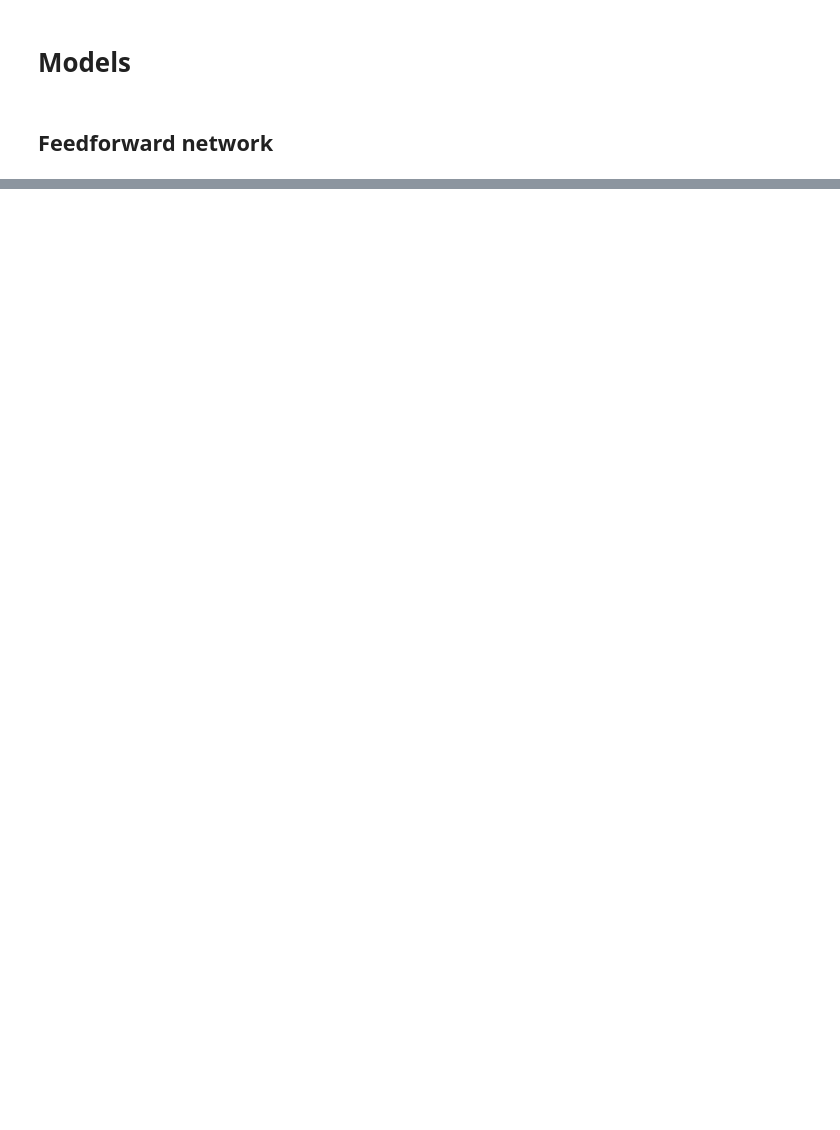
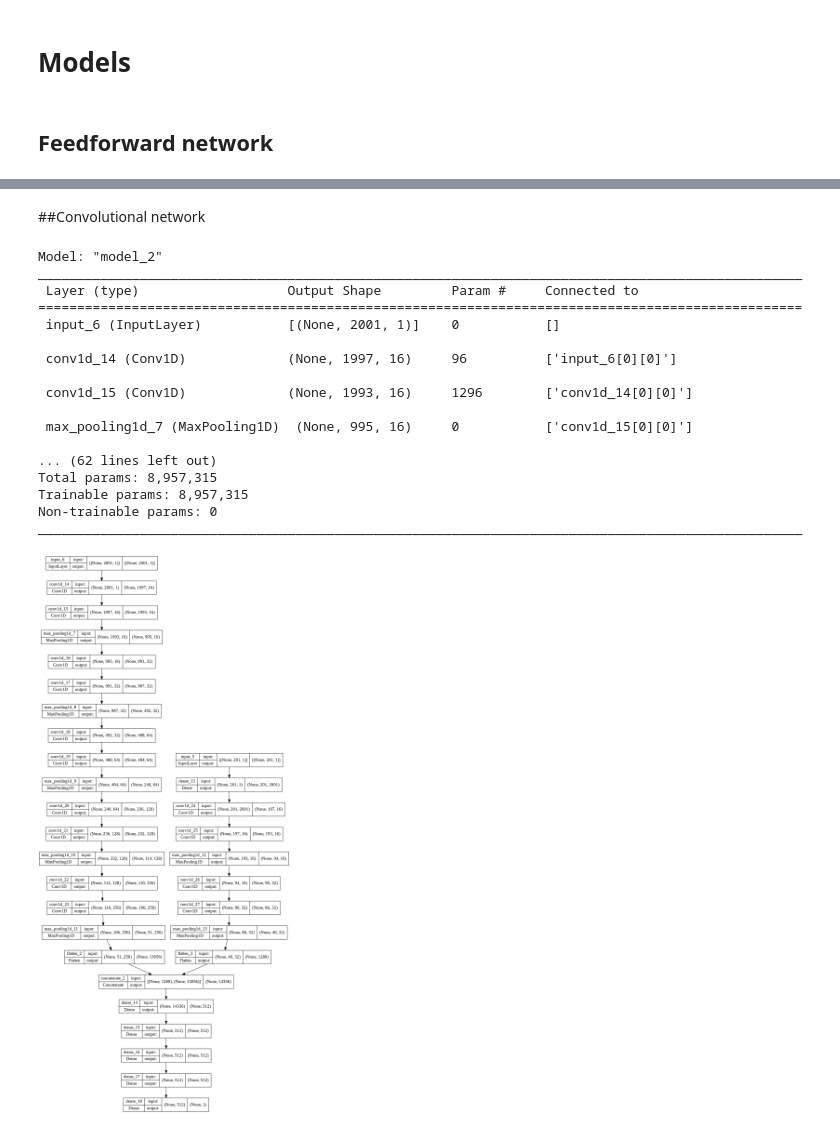
Before and after one commit to BlueGrisGris/am216, a Jupyter notebook: AM216_Exoplanets.ipynb, the cells around one changed output, grey strips where cells are left out. Saved outputs shown, nothing was run; the diff lists cells and outputs as text; code cells hidden in the pictures; blank space fills up the shorter version.

```diff
--- a/AM216_Exoplanets.ipynb
+++ b/AM216_Exoplanets.ipynb
@@ -281,0 +353,68 @@ ________________________________________________________________________________
+# %% [markdown]
+##Convolutional network
+# %%
+local_input_conv = tf.keras.Input(shape=(local_len,1))
+global_input_conv = tf.keras.Input(shape=(global_len,1))
+x_global_conv = tf.keras.layers.Conv1D(filters=16,kernel_size=5)(global_input_conv)
+x_global_conv = tf.keras.layers.Conv1D(filters=16,kernel_size=5)(x_global_conv)
+x_global_conv = tf.keras.layers.MaxPooling1D(pool_size=5,strides=2)(x_global_conv)
+x_global_conv = tf.keras.layers.Conv1D(filters=32,kernel_size=5)(x_global_conv)
+x_global_conv = tf.keras.layers.Conv1D(filters=32,kernel_size=5)(x_global_conv)
+x_global_conv = tf.keras.layers.MaxPooling1D(pool_size=5,strides=2)(x_global_conv)
+x_global_conv = tf.keras.layers.Conv1D(filters=64,kernel_size=5)(x_global_conv)
+x_global_conv = tf.keras.layers.Conv1D(filters=64,kernel_size=5)(x_global_conv)
+x_global_conv = tf.keras.layers.MaxPooling1D(pool_size=5,strides=2)(x_global_conv)
+x_global_conv = tf.keras.layers.Conv1D(filters=128,kernel_size=5)(x_global_conv)
+x_global_conv = tf.keras.layers.Conv1D(filters=128,kernel_size=5)(x_global_conv)
+x_global_conv = tf.keras.layers.MaxPooling1D(pool_size=5,strides=2)(x_global_conv)
+x_global_conv = tf.keras.layers.Conv1D(filters=256,kernel_size=5)(x_global_conv)
+x_global_conv = tf.keras.layers.Conv1D(filters=256,kernel_size=5)(x_global_conv)
+x_global_conv = tf.keras.layers.MaxPooling1D(pool_size=5,strides=2)(x_global_conv)
+x_global_conv = tf.keras.layers.Flatten()(x_global_conv)
+
+x_local_conv = tf.keras.layers.Dense(global_len, activation=tf.nn.relu)(local_input_conv)
+x_local_conv = tf.keras.layers.Conv1D(filters=16,kernel_size=5)(x_local_conv)
+x_local_conv = tf.keras.layers.Conv1D(filters=16,kernel_size=5)(x_local_conv)
+x_local_conv = tf.keras.layers.MaxPooling1D(pool_size=7,strides=2)(x_local_conv)
+x_local_conv = tf.keras.layers.Conv1D(filters=32,kernel_size=5)(x_local_conv)
+x_local_conv = tf.keras.layers.Conv1D(filters=32,kernel_size=5)(x_local_conv)
+x_local_conv = tf.keras.layers.MaxPooling1D(pool_size=7,strides=2)(x_local_conv)
+x_local_conv = tf.keras.layers.Flatten()(x_local_conv)
+
+x = tf.keras.layers.concatenate([x_local_conv,x_global_conv])
+x = tf.keras.layers.Dense(512,activation=tf.nn.relu)(x)
+# x = tf.keras.layers.Dropout(.2)(x)
+x = tf.keras.layers.Dense(512,activation=tf.nn.relu)(x)
+# x = tf.keras.layers.Dropout(.2)(x)
+x = tf.keras.layers.Dense(512,activation=tf.nn.relu)(x)
+# x = tf.keras.layers.Dropout(.2)(x)
+x = tf.keras.layers.Dense(512,activation=tf.nn.relu)(x)
+y = tf.keras.layers.Dense(1,activation=tf.nn.sigmoid)(x)
+model_conv = tf.keras.Model(inputs=(local_input_conv,global_input_conv), outputs=y)
+model_conv.compile(optimizer=tf.keras.optimizers.Adam(
+    learning_rate=1e-05,
+    beta_1=0.9,
+    beta_2=0.999,
+    epsilon=1e-08,
+    ), loss="mse", metrics=['accuracy'])
+model_conv.summary()
+tf.keras.utils.plot_model(model_conv, show_shapes=True, show_layer_names=True)
+# %% [output]
+Model: "model_2"
+__________________________________________________________________________________________________
+ Layer (type)                   Output Shape         Param #     Connected to
+==================================================================================================
+ input_6 (InputLayer)           [(None, 2001, 1)]    0           []
+
+ conv1d_14 (Conv1D)             (None, 1997, 16)     96          ['input_6[0][0]']
+
+ conv1d_15 (Conv1D)             (None, 1993, 16)     1296        ['conv1d_14[0][0]']
+
+ max_pooling1d_7 (MaxPooling1D)  (None, 995, 16)     0           ['conv1d_15[0][0]']
+
+... (62 lines left out)
+Total params: 8,957,315
+Trainable params: 8,957,315
+Non-trainable params: 0
+__________________________________________________________________________________________________
+[figure, added]
```
Also changed, not shown: parts of 23 cells of this notebook.
